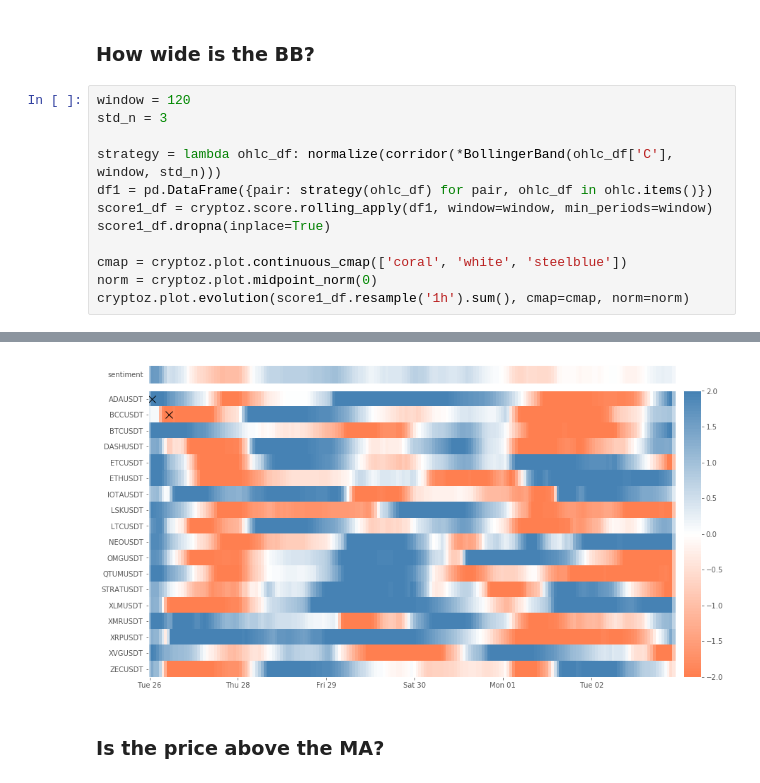
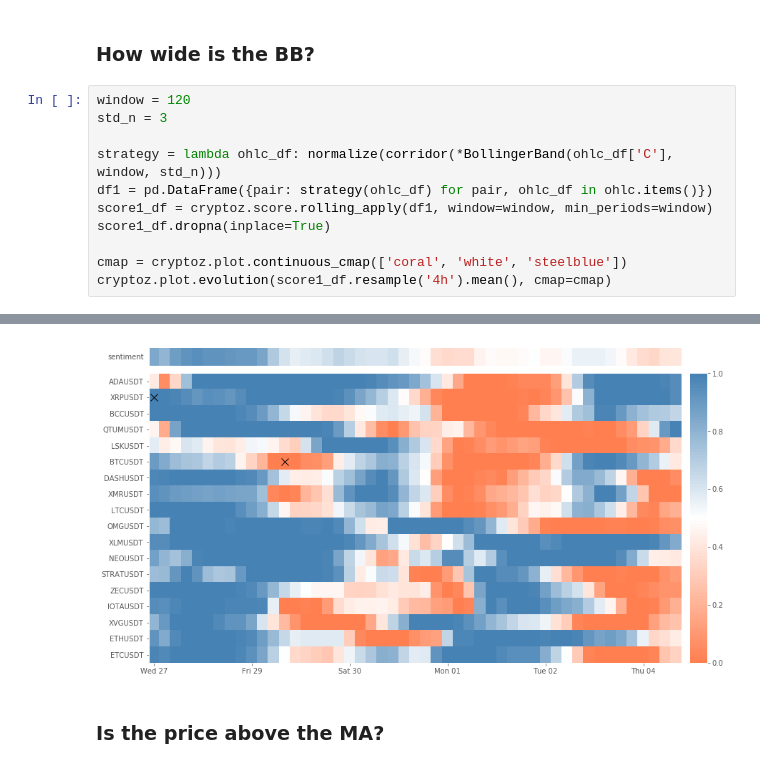
Before and after one commit to Sahanduiuc/cryptoz, a Jupyter notebook: Workbook.ipynb, the cells around one changed output, grey strips where cells are left out. Saved outputs shown, nothing was run; the diff lists cells and outputs as text.

```diff
--- a/Workbook.ipynb
+++ b/Workbook.ipynb
@@ -235,6 +243,5 @@ score1_df = cryptoz.score.rolling_apply(df1, window=window, min_periods=window)
 score1_df.dropna(inplace=True)
 
 cmap = cryptoz.plot.continuous_cmap(['coral', 'white', 'steelblue'])
-norm = cryptoz.plot.midpoint_norm(0)
-cryptoz.plot.evolution(score1_df.resample('1h').sum(), cmap=cmap, norm=norm)
+cryptoz.plot.evolution(score1_df.resample('4h').mean(), cmap=cmap)
 # %% [output]
@@ -243,4 +250,4 @@ cryptoz.plot.evolution(score1_df.resample('1h').sum(), cmap=cmap, norm=norm)
-[figure, old version]
+[figure, new version]
 # %% [markdown]
 ### Is the price above the MA?
 # %%
```
Also changed, not shown: parts of 17 cells of this notebook, 2 other files.
